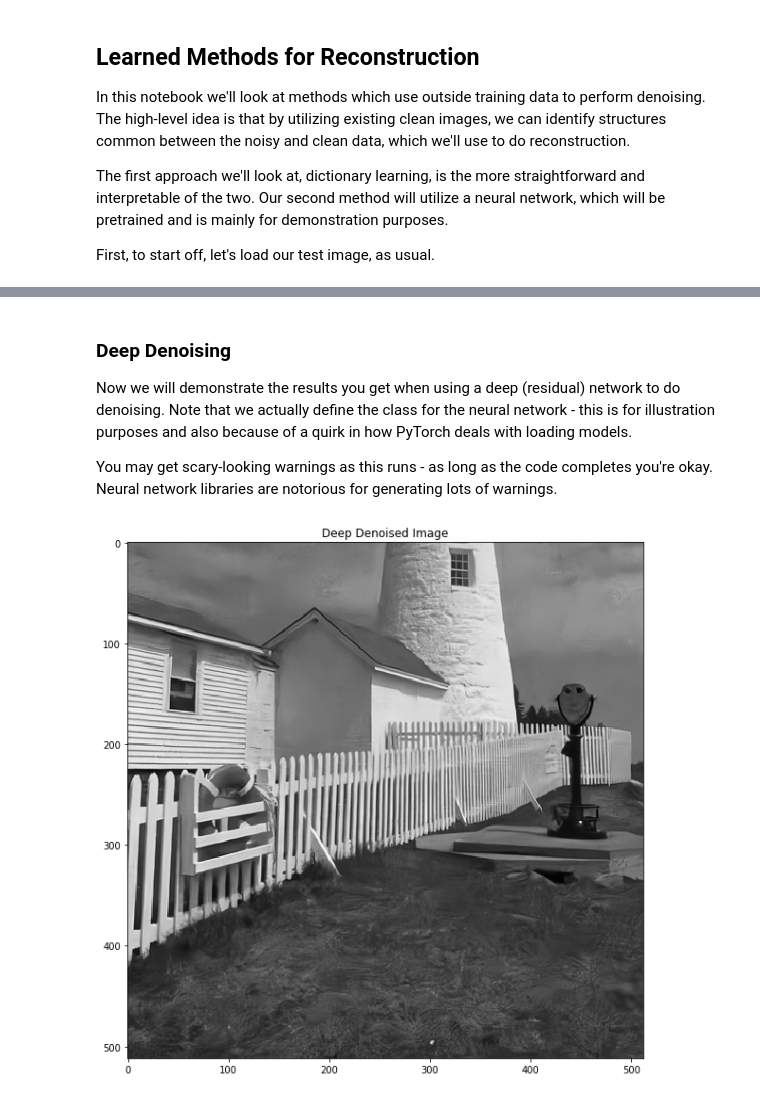
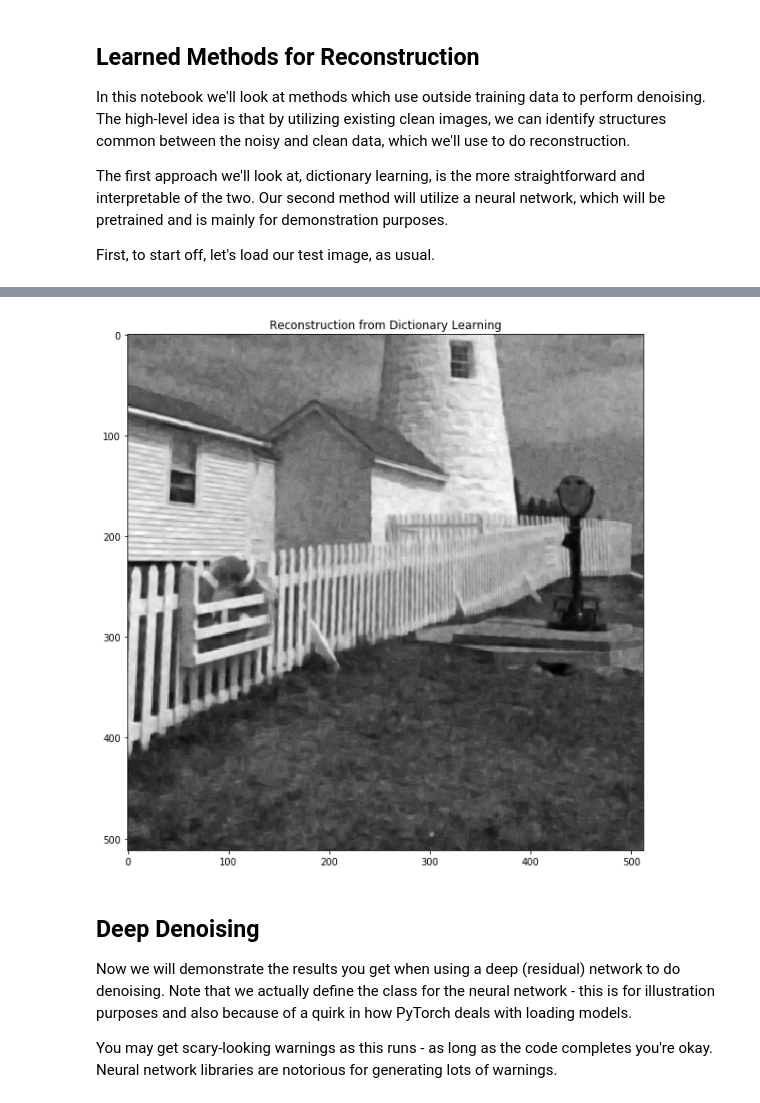
Before and after one commit to dgilton/adsi_computational_imaging, a Jupyter notebook: Dictionary and Deep Learning.ipynb, the cells around one changed output, grey strips where cells are left out. Cells and saved outputs as stored; diff of their text form; code cells hidden in the pictures.

```diff
--- a/Dictionary and Deep Learning.ipynb
+++ b/Dictionary and Deep Learning.ipynb
@@ -33,53 +103,24 @@ plt.show()
+# %%
+noisy_patches = extract_patches_2d(noisy_image, patch_size)
+noisy_patches = noisy_patches.reshape(noisy_patches.shape[0], -1)
+noisy_means = np.mean(noisy_patches, axis=0) # We need to store this for later
+centered_noisy_patches = noisy_patches - noisy_means
+
+patch_dictionary.set_params(transform_algorithm = 'omp')
+noisy_patches_coefficients = patch_dictionary.transform(centered_noisy_patches)
+reconstructed_patches = np.dot(noisy_patches_coefficients, learned_dictionary.components_)
+
+reconstructed_patches += noisy_means
+reconstructed_patches = reconstructed_patches.reshape(len(centered_noisy_patches), *patch_size)
+reconstruction = reconstruct_from_patches_2d(reconstructed_patches, image_shape)
+
+fig = plt.figure()
+plt.imshow(reconstruction, cmap='gray'); plt.title('Reconstruction from Dictionary Learning')
+plt.show()
+# %% [output]
+[figure, added]
 # %% [markdown]
-### Deep Denoising
+## Deep Denoising
 Now we will demonstrate the results you get when using a deep (residual) network to do denoising. Note that we actually define the class for the neural network - this is for illustration purposes and also because of a quirk in how PyTorch deals with loading models.
 
 You may get scary-looking warnings as this runs - as long as the code completes you're okay. Neural network libraries are notorious for generating lots of warnings.
-# %%
-import deep_denoiser
-from deep_denoiser import DnCNN
-import torch
-import torch.nn as nn
-import torch.nn.init as init
-
-# class DnCNN(nn.Module):
-
-#     def __init__(self, depth=17, n_channels=64, image_channels=1, use_bnorm=True, kernel_size=3):
-#         super(DnCNN, self).__init__()
-#         kernel_size = 3
-#         padding = 1
-#         layers = []
-#         layers.append(nn.Conv2d(in_channels=image_channels, out_channels=n_channels, kernel_size=kernel_size, padding=padding, bias=True))
-#         layers.append(nn.ReLU(inplace=True))
-#         for _ in range(depth-2):
-#             layers.append(nn.Conv2d(in_channels=n_channels, out_channels=n_channels, kernel_size=kernel_size, padding=padding, bias=False))
-#             layers.append(nn.BatchNorm2d(n_channels, eps=0.0001, momentum=0.95))
-#             layers.append(nn.ReLU(inplace=True))
-#         layers.append(nn.Conv2d(in_channels=n_channels, out_channels=image_channels, kernel_size=kernel_size, padding=padding, bias=False))
-#         self.dncnn = nn.Sequential(*layers)
-#         self._initialize_weights()
-
-#     def forward(self, x):
-#         y = x
-#         out = self.dncnn(x)
-#         return y-out
-
-#     def _initialize_weights(self):
-#         for m in self.modules():
-#             if isinstance(m, nn.Conv2d):
-#                 init.orthogonal_(m.weight)
-#                 print('init weight')
-#                 if m.bias is not None:
-#                     init.constant_(m.bias, 0)
-#             elif isinstance(m, nn.BatchNorm2d):
-#                 init.constant_(m.weight, 1)
-#                 init.constant_(m.bias, 0)
-
-
-deep_denoised_reconstruction = deep_denoiser.denoise_with_network(noisy_image)
-
-fig = plt.figure()
-plt.imshow(deep_denoised_reconstruction, cmap='gray'); plt.title('Deep Denoised Image')
-plt.show()
-# %% [output]
-[figure, removed]
```
Also changed, not shown: parts of 10 cells of this notebook, 1 other file.
